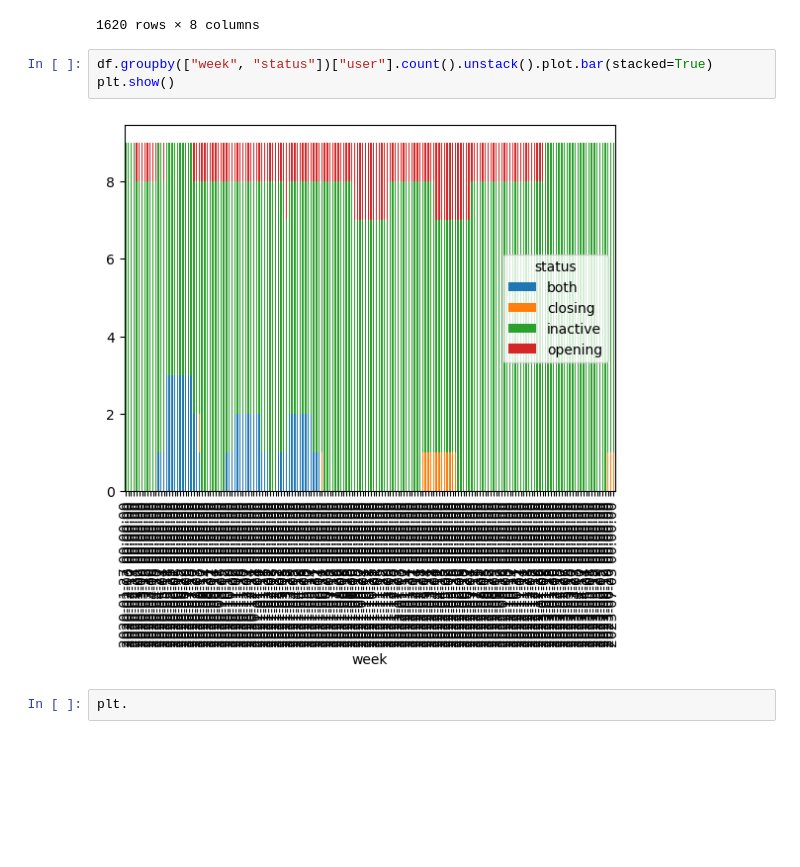
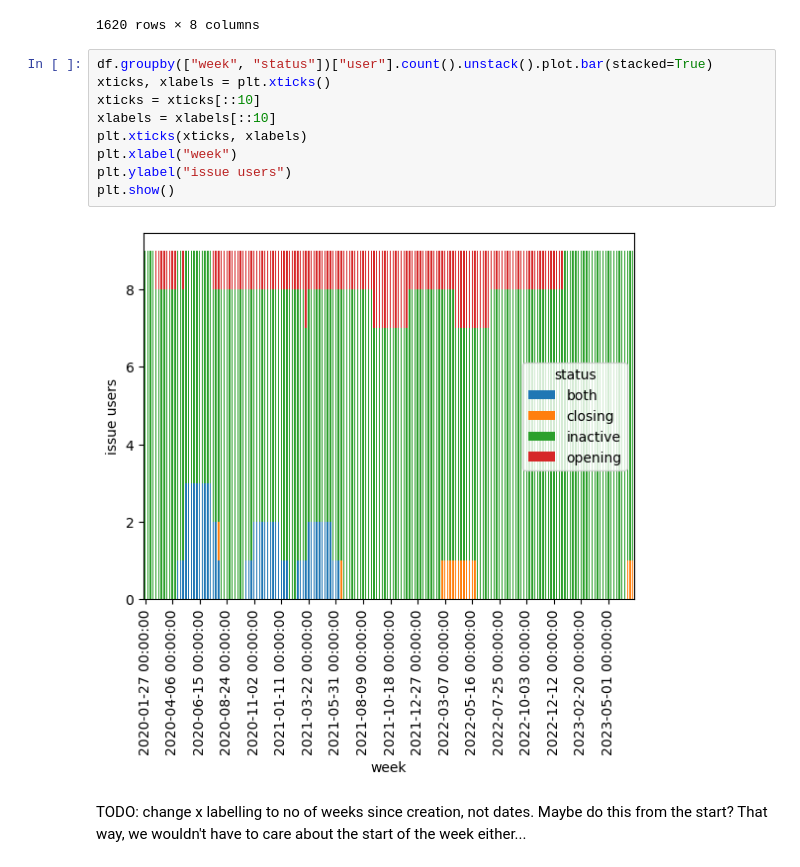
Before and after one commit to softwaresaved/rse-repo-analysis, a Jupyter notebook: analysis/github.ipynb, the cells around one changed output. Drawn from its saved outputs; the diff is of its cells as text; blank space fills up the shorter version.

```diff
--- a/analysis/github.ipynb
+++ b/analysis/github.ipynb
@@ -451,8 +451,14 @@ df
 1620 rows × 8 columns
 # %%
 df.groupby(["week", "status"])["user"].count().unstack().plot.bar(stacked=True)
+xticks, xlabels = plt.xticks()
+xticks = xticks[::10]
+xlabels = xlabels[::10]
+plt.xticks(xticks, xlabels)
+plt.xlabel("week")
+plt.ylabel("issue users")
 plt.show()
 # %% [output]
-[figure, old version]
+[figure, new version]
-# %%
-plt.
+# %% [markdown]
+TODO: change x labelling to no of weeks since creation, not dates. Maybe do this from the start? That way, we wouldn't have to care about the start of the week either...
```
